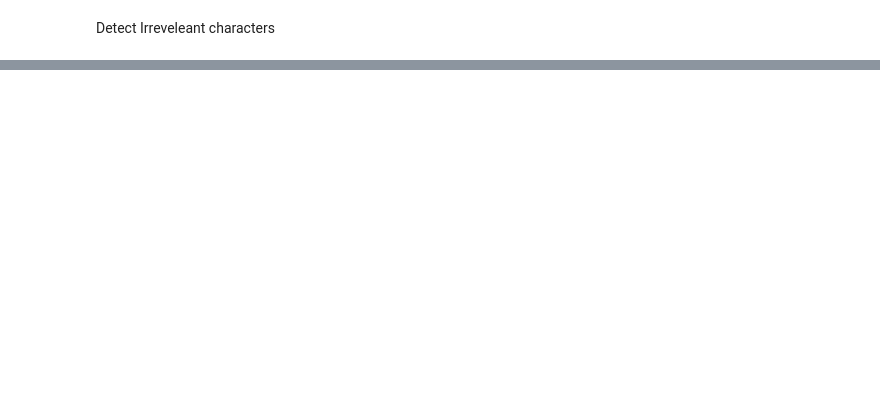
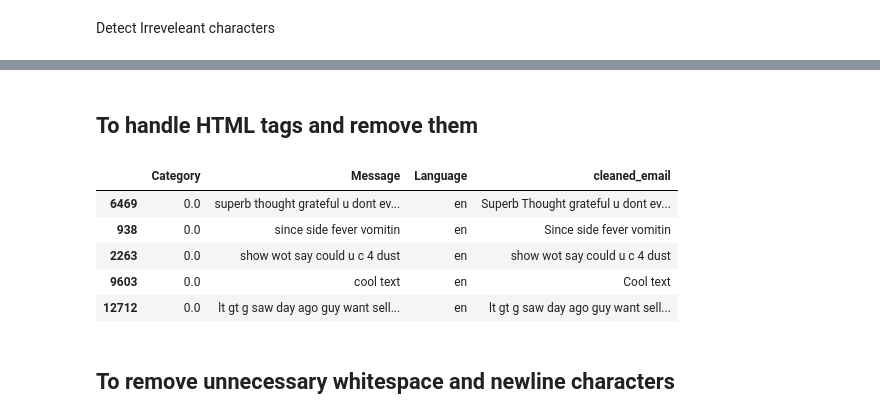
Before and after one commit to ShashankMk031/Spam-Email-Classification, a Jupyter notebook: model.ipynb, the cells around one changed output, grey strips where cells are left out. Cells and saved outputs as stored; diff of their text form; code cells hidden in the pictures; blank space fills up the shorter version.

Commit message:
Data Cleaning

```diff
--- a/model.ipynb
+++ b/model.ipynb
@@ -237,0 +396,30 @@ Passing `palette` without assigning `hue` is deprecated and will be removed in v
+# %%
+df['Message'] = df['Message'].apply(lambda x: ' '.join([
+    WordNetLemmatizer().lemmatize(word)
+    for word in word_tokenize(x)
+    if word.lower() not in stopwords.words('english')
+]))
+# %% [markdown]
+## To handle HTML tags and remove them
+# %%
+
+def remove_html_tags(email_text):
+    # Remove HTML tags using regular expression
+    clean_text = re.sub('<.*?>', '', email_text)
+    # Also remove any remaining special characters and convert to lowercase
+    clean_text = re.sub(r'[^a-zA-Z0-9\s]', '', clean_text)
+    clean_text = clean_text.lower()
+    return clean_text
+# %%
+df["Message"] =df["Message"].apply(remove_html_tags)
+
+df.sample(5)
+# %% [output]
+|  | Category | Message | Language | cleaned_email |
+| 6469 | 0.0 | superb thought grateful u dont ev... | en | Superb Thought grateful u dont ev... |
+| 938 | 0.0 | since side fever vomitin | en | Since side fever vomitin |
+| 2263 | 0.0 | show wot say could u c 4 dust | en | show wot say could u c 4 dust |
+| 9603 | 0.0 | cool text | en | Cool text |
+| 12712 | 0.0 | lt gt g saw day ago guy want sell... | en | lt gt g saw day ago guy want sell... |
+# %% [markdown]
+## To remove unnecessary whitespace and newline characters
```
Also changed, not shown: parts of 34 cells of this notebook.
